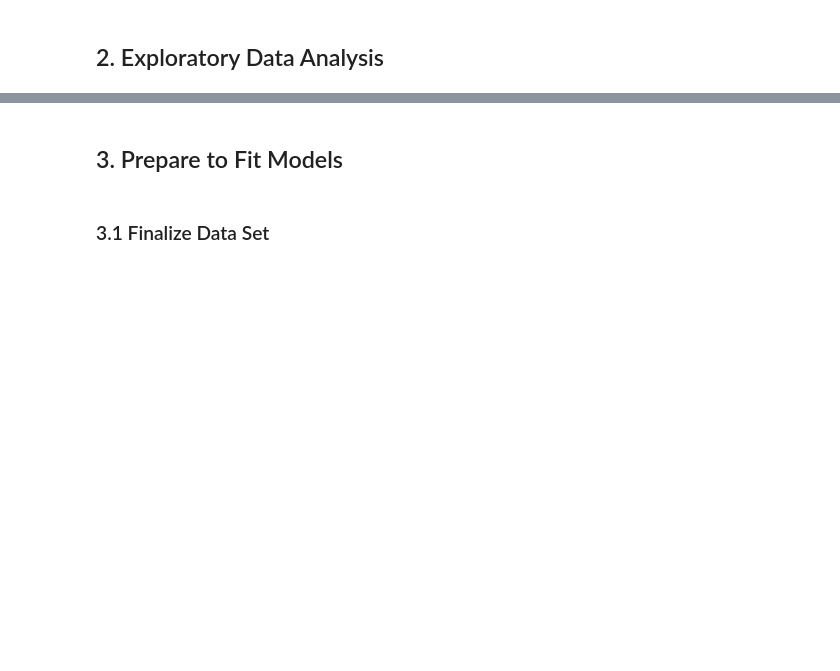
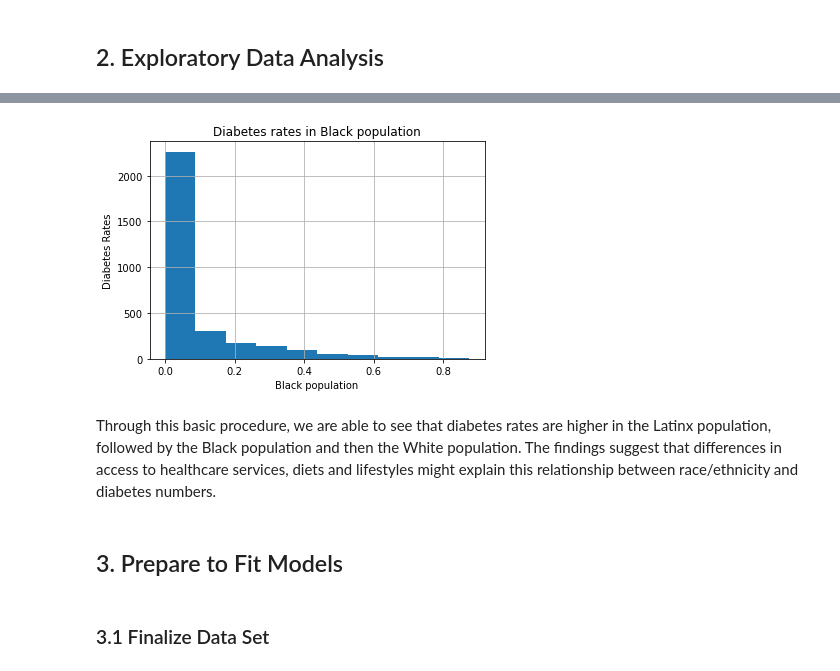
Before and after one commit to alonzoack/CSS_Project2_Group5, a Jupyter notebook: Project 2 Students.ipynb, the cells around one changed output, grey strips where cells are left out. Saved outputs shown, nothing was run; the diff lists cells and outputs as text; code cells hidden in the pictures; blank space fills up the shorter version.

```diff
--- a/Project 2 Students.ipynb
+++ b/Project 2 Students.ipynb
@@ -192,3 +219,16 @@ diabetes = diabetes.drop(columns=(duplicateColumnNames))
+# %%
+diabetes.hist('race_total population_one race_black or african american')
+plt.title('Diabetes rates in Black population')
+plt.xlabel('Black population')
+plt.ylabel('Diabetes Rates')
+
+
+# Show plot
+plt.show()
+# %% [output]
+[figure, added]
+# %% [markdown]
+Through this basic procedure, we are able to see that diabetes rates are higher in the Latinx population, followed by the Black population and then the White population. The findings suggest that differences in access to healthcare services, diets and lifestyles might explain this relationship between race/ethnicity and diabetes numbers.
 # %% [markdown]
 ## 3. Prepare to Fit Models
 # %% [markdown]
```
Also changed, not shown: parts of 9 cells of this notebook.
